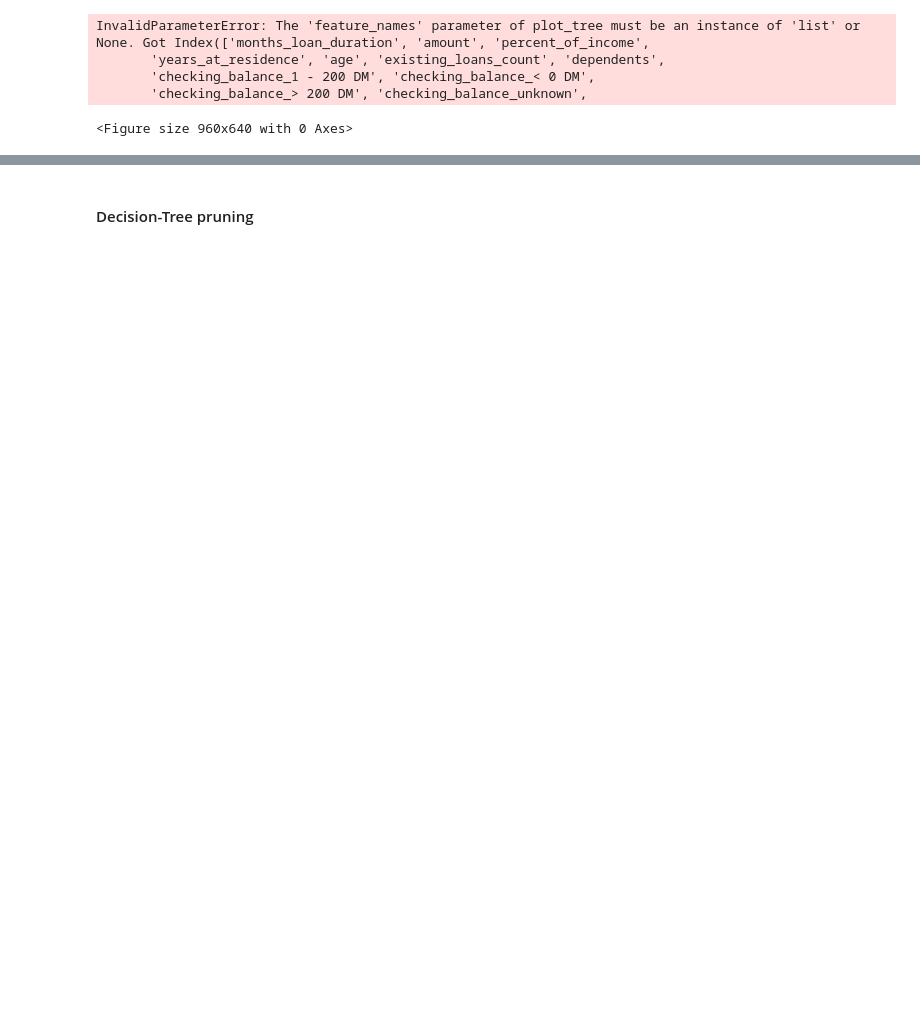
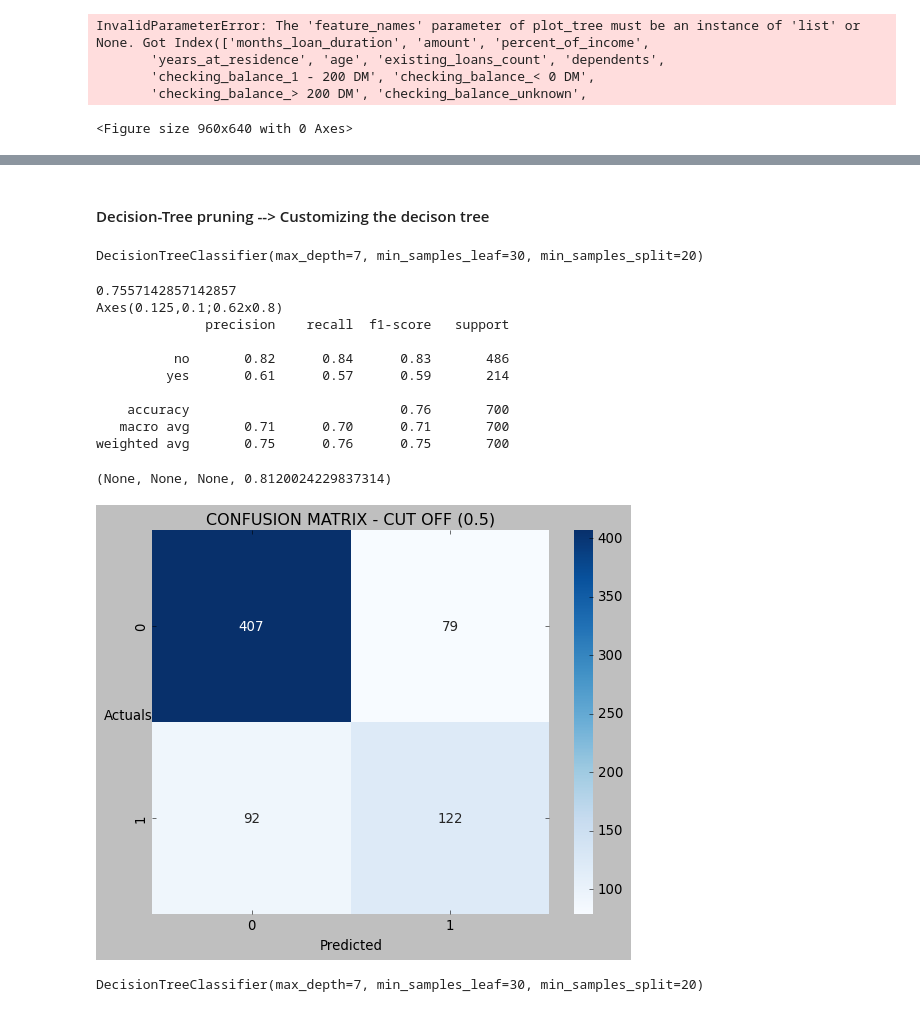
Before and after one commit to Harsh-bharwani/AI, a Jupyter notebook: newData.ipynb, the cells around one changed output, grey strips where cells are left out. Cells and saved outputs as stored; diff of their text form; code cells hidden in the pictures; blank space fills up the shorter version.

Commit message:
learning decision tree

```diff
--- a/newData.ipynb
+++ b/newData.ipynb
@@ -348,2 +408,2 @@ InvalidParameterError: The 'feature_names' parameter of plot_tree must be an ins
 # %% [markdown]
-#### Decision-Tree pruning
+#### Decision-Tree pruning --> Customizing the decison tree
@@ -351,0 +410,28 @@ InvalidParameterError: The 'feature_names' parameter of plot_tree must be an ins
+# %%
+# Study through gpt
+dt_model_pruning=DecisionTreeClassifier(
+    criterion="gini",
+    max_depth=7,
+    min_samples_leaf=30,
+    min_samples_split=20,
+    # class_weight={False:0.4, True: 0.6}
+)
+# %%
+dt_model_pruning.fit(x_train, y_train)
+# %% [output]
+DecisionTreeClassifier(max_depth=7, min_samples_leaf=30, min_samples_split=20)
+# %%
+evaluate_train_model(dt_model_pruning)
+# %% [output]
+0.7557142857142857
+Axes(0.125,0.1;0.62x0.8)
+              precision    recall  f1-score   support
+
+          no       0.82      0.84      0.83       486
+         yes       0.61      0.57      0.59       214
+
+    accuracy                           0.76       700
+   macro avg       0.71      0.70      0.71       700
+weighted avg       0.75      0.76      0.75       700
+(None, None, None, 0.8120024229837314)
+[figure, added]
@@ -351,0 +445,4 @@ InvalidParameterError: The 'feature_names' parameter of plot_tree must be an ins
+# %%
+dt_model_pruning2.fit(x_train, y_train)
+# %% [output]
+DecisionTreeClassifier(max_depth=7, min_samples_leaf=30, min_samples_split=20)
```
Also changed, not shown: parts of 19 cells of this notebook, 2 other files.
